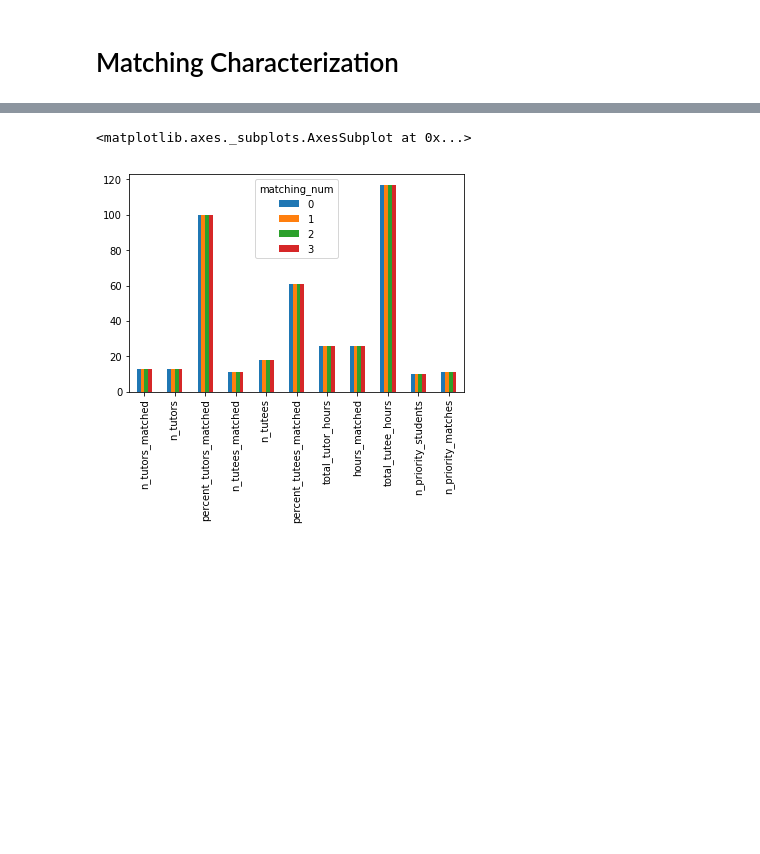
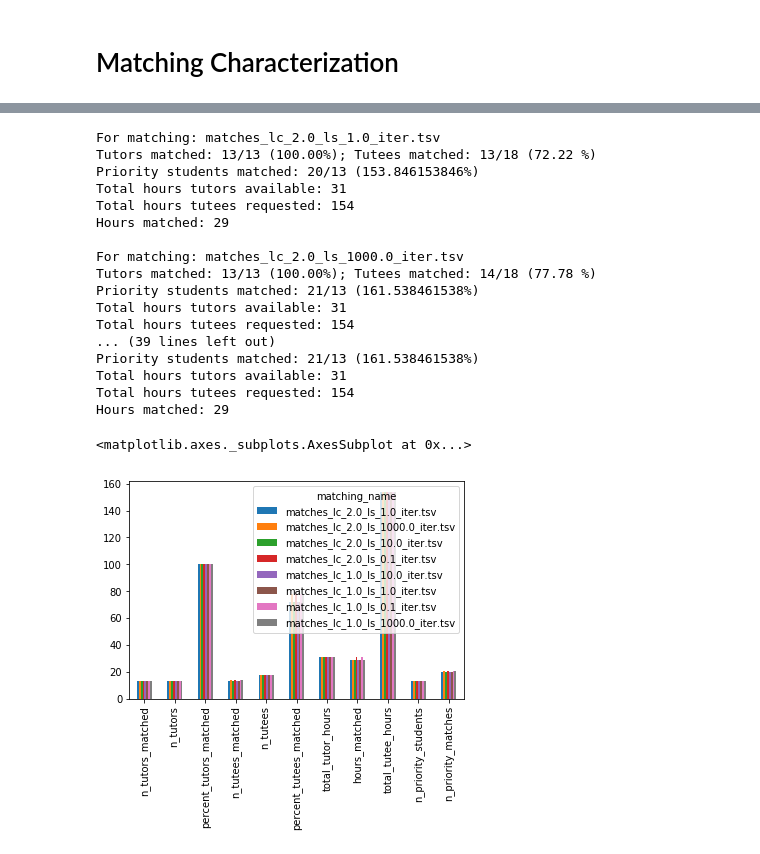
Before and after one commit to neighthan/class_matching, a Jupyter notebook: tutor_tutee_matching.ipynb, the cells around one changed output, grey strips where cells are left out. Cells and saved outputs as stored; diff of their text form; code cells hidden in the pictures; blank space fills up the shorter version.

```diff
--- a/tutor_tutee_matching.ipynb
+++ b/tutor_tutee_matching.ipynb
@@ -474,0 +672,26 @@ This may be helpful. I did just confirm that in my example file, only 16/18 tuto
+# %%
+for tutor_id in hours_remaining.index:
+    matchings.set_index('tutor_id', inplace=True)
+    tutor_info_tmp = tutor_info_complete.loc[[tutor_id]].copy() # selecting with "[]" keeps it a dataframe instead of a series
+    tutor_info_tmp.loc[:, 'avail_hours'] = hours_remaining.loc[tutor_id]
+    tutee_info_tmp = tutee_info_complete.loc[matchings.loc[[tutor_id]].tutee_id].copy()
+
+    for i in xrange(len(tutee_info_tmp)):
+        tutee_id = tutee_info_tmp.index[i]
+        matched_class = filter(lambda class_elem: class_elem[0] == matchings.loc[[tutor_id]].iloc[i].class_id, tutee_info_tmp.iloc[i].classes)
+        tutee_info_tmp.set_value(tutee_id, 'classes', matched_class)
+
+    try:
+        os.mkdir('tmp')
+    except OSError:
+        pass
+
+    tutor_info_tmp.to_csv('tmp/tutor_info.txt', sep='\t', header=None)
+    tutee_info_tmp.to_csv('tmp/tutee_info.txt', sep='\t', header=None)
+
+    matching = match.main('tmp/', max_hours, verbose, use_product, lambda_classes, lambda_students, iterative_matching=False, return_matching=True)
+    matchings = matchings.reset_index().set_index(['tutor_id', 'tutee_id'])
+    for row_idx in xrange(len(matching)):
+        tutee_id, n_hours = matching.iloc[row_idx].loc[['tutee_id', 'n_hours']]
+        matchings.loc[(tutor_id, tutee_id), 'n_hours'] += n_hours
+    matchings.reset_index(inplace=True)
@@ -485,5 +731,5 @@ n_tutors = len(tutor_info)
 # %%
-def print_matching_info(matching_nums, verbose=False):
+def print_matching_info(data_path='./', verbose=False):
     stats = []
 
     # ~copied from code in LP section; defines hours_requested_per_class
@@ -510,8 +756,8 @@ def print_matching_info(matching_nums, verbose=False):
 
     n_priority_students = priority_students_per_class.n_priority_students.sum()
 
-    for matching_num in matching_nums:
-        matching = pd.read_csv('matches_{}.tsv'.format(matching_num), sep='\t')
+    for matching_name in filter(lambda fname: re.match('matches_lc_.+_ls_.+_.+\.tsv', fname), os.listdir(data_path)):
+        matching = pd.read_csv(data_path + matching_name, sep='\t')
 
         n_tutors_matched = len(matching.tutor_id.unique())
         percent_tutors_matched = n_tutors_matched / n_tutors * 100
@@ -527,12 +773,12 @@ def print_matching_info(matching_nums, verbose=False):
         for i in matching.index:
             tutee_id, matched_class_id = matching.loc[i, ['tutee_id', 'class_id']]
             tutee_classes = tutee_info.loc[tutee_id, 'classes']
-            priority_classes = filter(lambda class_: class_[3] == 1, classes)
-            if matched_class_id in [class_[0] for class_ in classes]:
+            priority_classes = filter(lambda class_: class_[3] == 1, tutee_classes)
+            if matched_class_id in [class_[0] for class_ in tutee_classes]:
                 n_priority_matches += 1
 
         if verbose:
-            print("For matching number: {}".format(matching_num))
+            print("For matching: {}".format(matching_name))
             print("Tutors matched: {}/{} ({:.2f}%); Tutees matched: {}/{} ({:.2f} %)"
                   .format(n_tutors_matched, n_tutors, percent_tutors_matched,
                           n_tutees_matched, n_tutees, percent_tutees_matched))
@@ -544,11 +790,11 @@ def print_matching_info(matching_nums, verbose=False):
             print("Total hours tutees requested: {}".format(total_tutee_hours))
             print("Hours matched: {}".format(hours_matched))
             print("")
-        stats.append([matching_num, n_tutors_matched, n_tutors, percent_tutors_matched, n_tutees_matched, n_tutees,
+        stats.append([matching_name, n_tutors_matched, n_tutors, percent_tutors_matched, n_tutees_matched, n_tutees,
                       percent_tutees_matched, total_tutor_hours, hours_matched, total_tutee_hours, n_priority_students,
                       n_priority_matches])
-    stats = pd.DataFrame(stats, columns=['matching_num', 'n_tutors_matched', 'n_tutors', 'percent_tutors_matched',
+    stats = pd.DataFrame(stats, columns=['matching_name', 'n_tutors_matched', 'n_tutors', 'percent_tutors_matched',
                                          'n_tutees_matched', 'n_tutees', 'percent_tutees_matched', 'total_tutor_hours',
                                          'hours_matched', 'total_tutee_hours', 'n_priority_students', 'n_priority_matches'])
-    stats.set_index('matching_num', inplace=True)
+    stats.set_index('matching_name', inplace=True)
     return stats
@@ -557,5 +801,23 @@ stats = print_matching_info(range(4))
 # %%
+stats = print_matching_info(verbose=True)
 stats.transpose().plot.bar()
 # %% [output]
-<matplotlib.axes._subplots.AxesSubplot at 0x...>
+For matching: matches_lc_2.0_ls_1.0_iter.tsv
+Tutors matched: 13/13 (100.00%); Tutees matched: 13/18 (72.22 %)
+Priority students matched: 20/13 (153.846153846%)
+Total hours tutors available: 31
+Total hours tutees requested: 154
+Hours matched: 29
+
+For matching: matches_lc_2.0_ls_1000.0_iter.tsv
+Tutors matched: 13/13 (100.00%); Tutees matched: 14/18 (77.78 %)
+Priority students matched: 21/13 (161.538461538%)
+Total hours tutors available: 31
+Total hours tutees requested: 154
+... (39 lines left out)
+Priority students matched: 21/13 (161.538461538%)
+Total hours tutors available: 31
+Total hours tutees requested: 154
+Hours matched: 29
+<matplotlib.axes._subplots.AxesSubplot at 0x...>
-[figure, old version]
+[figure, new version]
```
Also changed, not shown: parts of 24 cells of this notebook, 1 other file.
